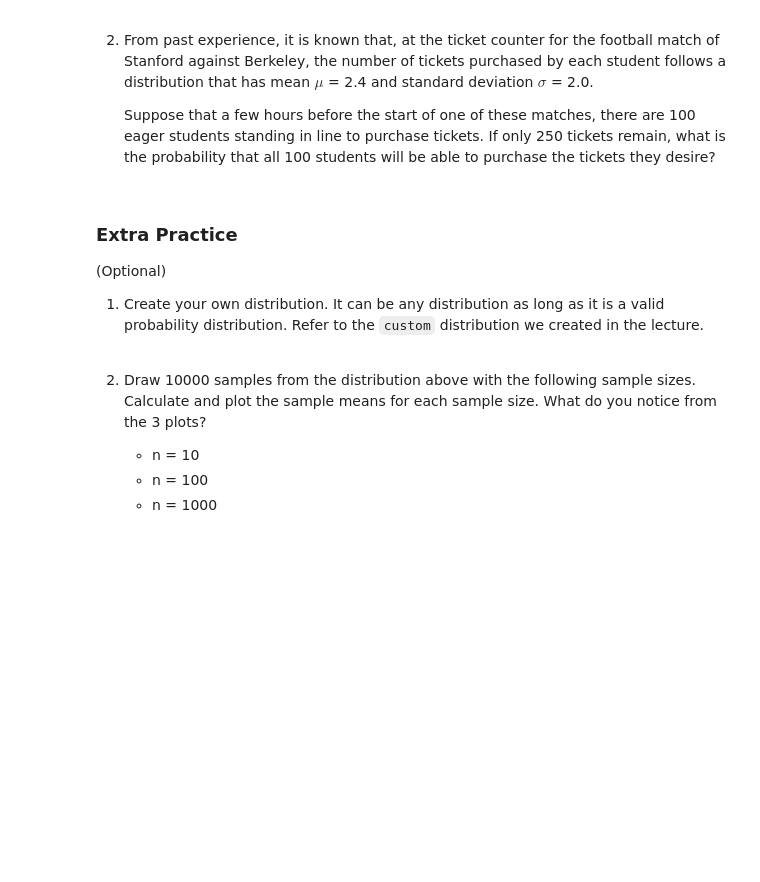
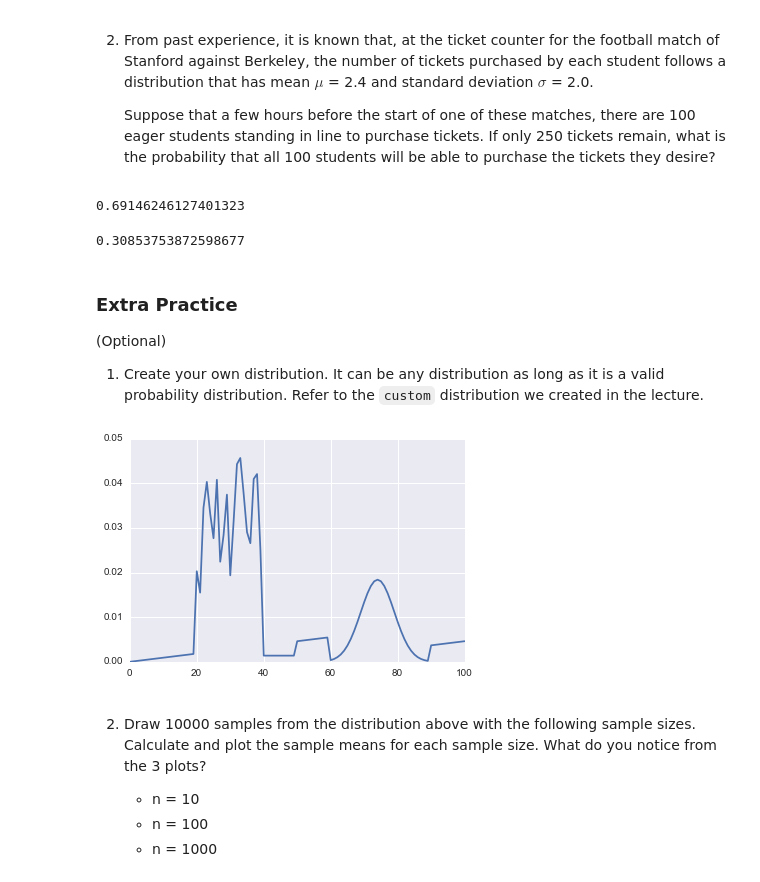
Before and after one commit to jonhilgart22/Galvanize-Statistics, a Jupyter notebook: week4/4-3_CLT/DSCI6002-4.3-Lab-Jonathan-Hilgart)worked_with_Pranava).ipynb, the cells around one changed output. Drawn from its saved outputs; the diff is of its cells as text; code cells hidden in the pictures; blank space fills up the shorter version.

```diff
--- a/week4/4-3_CLT/DSCI6002-4.3-Lab-Jonathan-Hilgart)worked_with_Pranava).ipynb
+++ b/week4/4-3_CLT/DSCI6002-4.3-Lab-Jonathan-Hilgart)worked_with_Pranava).ipynb
@@ -200,8 +204,53 @@ norm_d = stats.norm(3.7,s_e)
+# %%
+normal_d.cdf(2.5)
+# %% [output]
+0.69146246127401323
+# %%
+mean = 2.4
+std = 2.0
+n = 100
+1-stats.norm(mean,std/math.sqrt(n)).cdf(250/n)
+# %% [output]
+0.30853753872598677
 # %% [markdown]
 ### Extra Practice
 (Optional)
 
 1) Create your own distribution. It can be any distribution as long as it is a valid probability distribution. Refer to the `custom` distribution we created in the lecture.
+# %%
+def normalize(v):
+    norm = float(linalg.norm(v,ord=1))
+    if norm == 0:
+        return v
+    return array(v)/norm
+
+x_vals = linspace(0,100,101)
+y_vals = []
+norm = stats.norm(loc=0, scale=1)
+mid_range = linspace(-3, 3, 31)
+random.seed(42)
+rands = random.randint(5, 20, 20)
+
+for i in range(101):
+    if i < 20:
+        y_vals.append(i)
+    elif i < 40:
+        random.seed(42)
+        y_vals.append(i*rands[i-20])
+    elif i < 50:
+        y_vals.append(15)
+    elif i < 60:
+        y_vals.append(i)
+    elif i < 90:
+        y_vals.append(500 * norm.pdf(mid_range[i-59]))
+    else:
+        y_vals.append(i-50)
+
+y_vals = normalize(y_vals)
+custom = stats.rv_discrete(values=(x_vals, y_vals))
+plot(x_vals, custom.pmf(x_vals));
+# %% [output]
+[figure, added]
 # %% [markdown]
 2) Draw 10000 samples from the distribution above with the following sample sizes. Calculate and plot the sample means for each sample size. What do you notice from the 3 plots?
 
```
Also changed, not shown: parts of 2 cells of this notebook, 3 other files.
